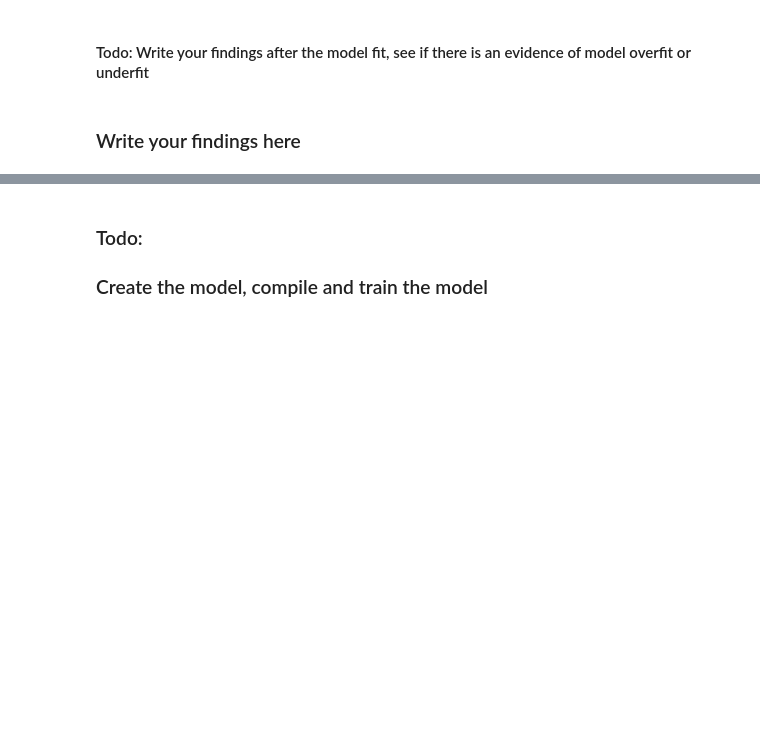
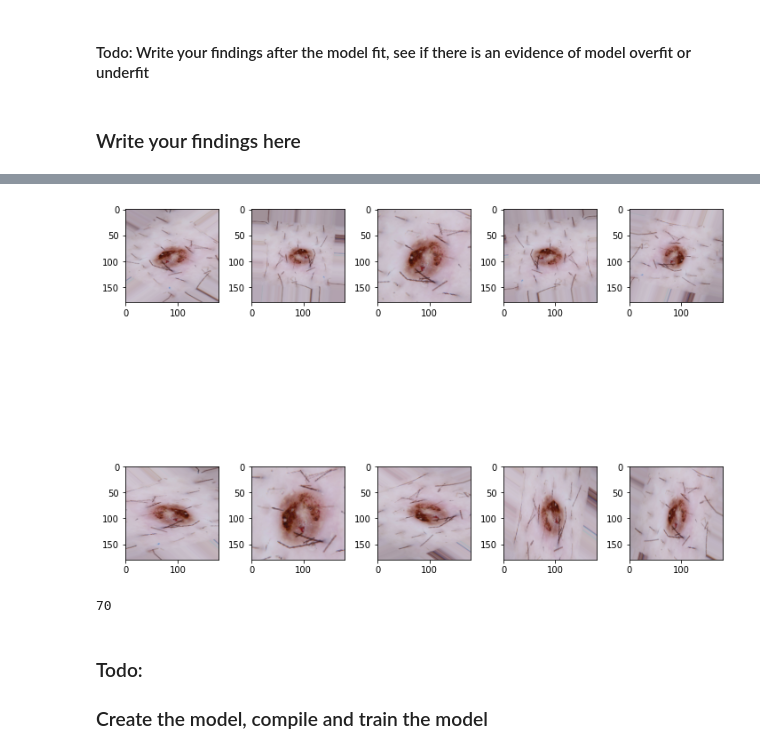
Before and after one commit to yalagamsrinivas/Melanoma-Detection-Assignment, a Jupyter notebook: Starter_code_Assignment_CNN_Skin_Cancer.ipynb, the cells around one changed output, grey strips where cells are left out. Cells and saved outputs as stored; diff of their text form; code cells hidden in the pictures; blank space fills up the shorter version.

```diff
--- a/Starter_code_Assignment_CNN_Skin_Cancer.ipynb
+++ b/Starter_code_Assignment_CNN_Skin_Cancer.ipynb
@@ -60,4 +102,10 @@ train_ds = ##todo
 ## Write your validation dataset here
 ## Note use seed=123 while creating your dataset using tf.keras.preprocessing.image_dataset_from_directory
 ## Note, make sure your resize your images to the size img_height*img_width, while writting the dataset
-val_ds = ##todo
+val_ds = tf.keras.preprocessing.image_dataset_from_directory(
+    data_dir_test,
+    batch_size=batch_size,
+    image_size=(img_height, img_width),
+    shuffle=True,
+    seed=seed
+)
@@ -143,6 +356,22 @@ plt.show()
 # %%
 # Todo, visualize how your augmentation strategy works for one instance of training image.
 # Your code goes here
+def plotImages(images_arr):
+    fig, axes = plt.subplots(2, 5, figsize=(10,10))
+    axes = axes.flatten()
+    for img, ax in zip( images_arr, axes):
+        ax.imshow(img)
+    plt.tight_layout()
+    plt.show()
+class_index=8
+augmented_images = [train_generator[0][0][class_index] for i in range(10)]
+plotImages(augmented_images)
+# %% [output]
+[figure, added]
+# %%
+len(train_generator)
+# %% [output]
+70
 # %% [markdown]
 ### Todo:
 ### Create the model, compile and train the model
```
Also changed, not shown: parts of 57 cells of this notebook.
